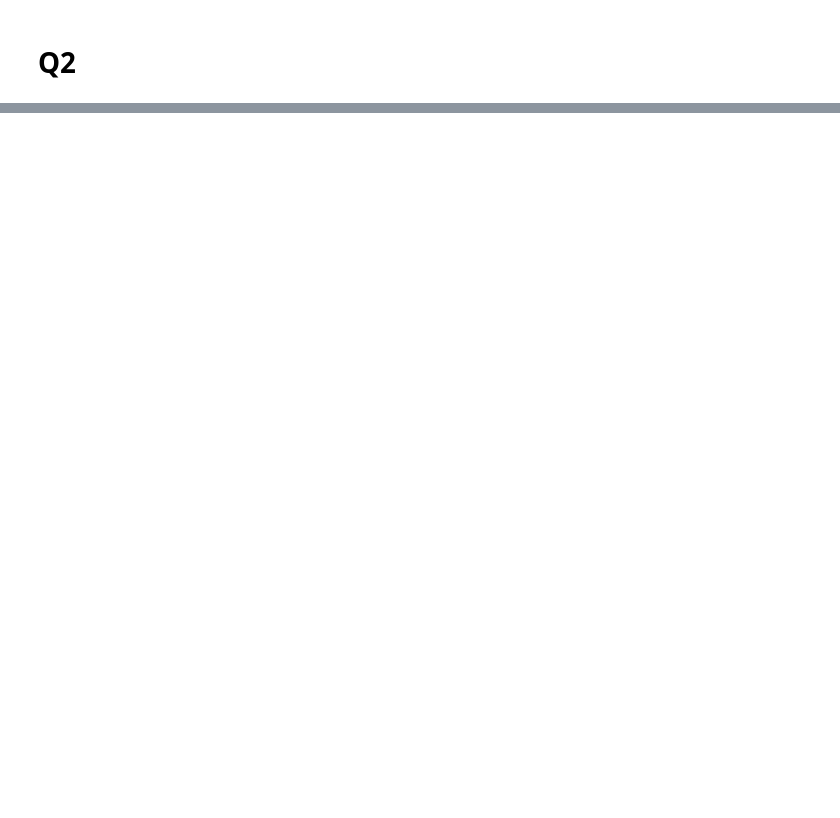
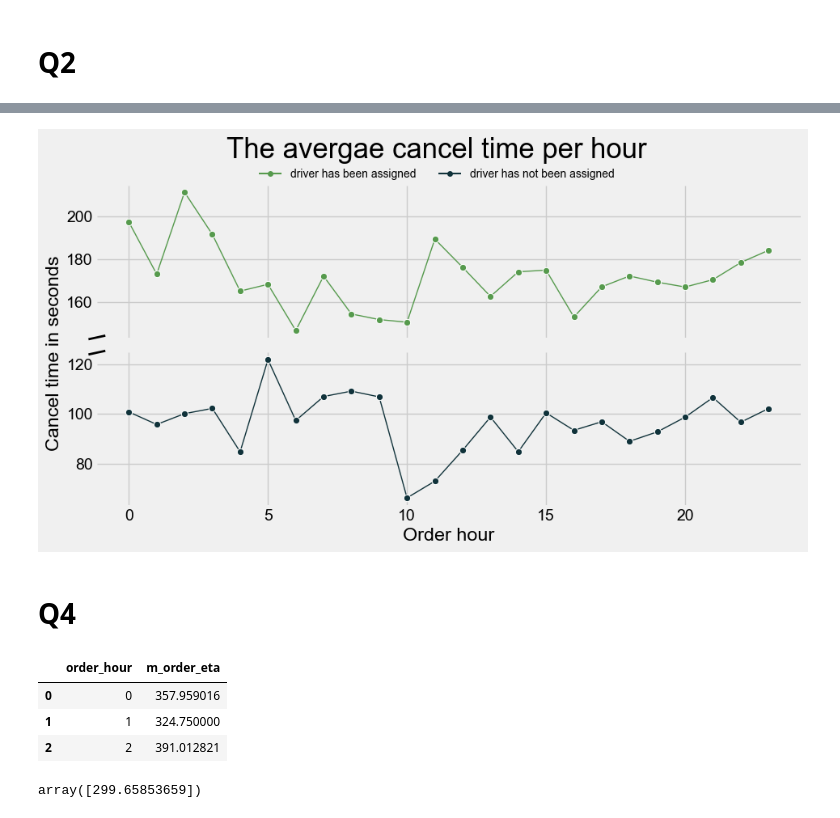
Before and after one commit to SUSTech-STA326/STA326_Assignment2, a Jupyter notebook: ass2.ipynb, the cells around one changed output, grey strips where cells are left out. Saved outputs shown, nothing was run; the diff lists cells and outputs as text; code cells hidden in the pictures; blank space fills up the shorter version.

```diff
--- a/ass2.ipynb
+++ b/ass2.ipynb
@@ -115,0 +326,76 @@ for p in bar.patches:
+# %%
+def filter_IQR(df):
+    q1 = np.percentile(df.dropna(),25)
+    q3 = np.percentile(df.dropna(), 75)
+    iqr = q3 - q1
+    whisk = q3 + 1.5*iqr
+
+    return whisk
+
+df_threshold = df_order.groupby("is_driver_assigned_key").agg({"cancellations_time_in_seconds":filter_IQR}).reset_index()
+df_filter = df_order.loc[(
+    (df_order["is_driver_assigned_key"]==1)&
+    (df_order["cancellations_time_in_seconds"]<=659.0
+    ) |
+    (df_order["is_driver_assigned_key"]==0)&
+    (df_order["cancellations_time_in_seconds"]<=335.5)
+    )
+                    ,:]
+# %%
+df_avgtime_perhour = df_filter.groupby(["order_hour","is_driver_assigned_key"]).agg({"cancellations_time_in_seconds":"mean"}).reset_index()
+
+import matplotlib.lines as mlines
+
+fig,axs = plt.subplots(2,1,figsize=(10, 5),sharex=True)
+plt.suptitle("The avergae cancel time per hour",fontsize = 25)
+plt.subplots_adjust(hspace =0.1,top = 0.86)
+
+sns.lineplot(data = df_avgtime_perhour[df_avgtime_perhour["is_driver_assigned_key"]==1], x = "order_hour", y = "cancellations_time_in_seconds", marker = "o",linewidth = 1,ax = axs[0],color  = color_list[1])
+# axs[0].set_ylim((180, 330))
+axs[0].set_ylabel("")
+sns.lineplot(data = df_avgtime_perhour[df_avgtime_perhour["is_driver_assigned_key"]==0], x = "order_hour", y = "cancellations_time_in_seconds", marker = "o",linewidth = 1,ax = axs[1])
+# axs[1].set_ylim((70, 130))
+axs[1].set_ylabel("Cancel time in seconds", y = 1)
+plt.xlabel("Order hour")
+
+d = .012  # how big to make the diagonal lines in axes coordinates
+# arguments to pass to plot, just so we don't keep repeating them
+kwargs = dict(transform=axs[0].transAxes, color='k', clip_on=False,linewidth = 2,linestyle = "-")
+axs[0].plot((-d, +d), (-d, +d), **kwargs)        # top-left diagonal
+# axs[0].plot((1 - d, 1 + d), (-d, +d), **kwargs)  # top-right diagonal
+
+kwargs.update(transform=axs[1].transAxes)  # switch to the bottom axes
+axs[1].plot((-d, +d), (1 - d, 1 + d), **kwargs)  # bottom-left diagonal
+# axs[1].plot((1 - d, 1 + d), (1 - d, 1 + d), **kwargs)  # bottom-right diagonal
+
+axs[1].spines['left'].set_visible(False)
+axs[1].spines['bottom'].set_visible(False)
+axs[1].spines['right'].set_visible(False)
+axs[1].spines['top'].set_visible(False)
+
+axs[0].spines['left'].set_visible(False)
+axs[0].spines['bottom'].set_visible(False)
+axs[0].spines['right'].set_visible(False)
+axs[0].spines['top'].set_visible(False)
+
+green_lines = mlines.Line2D([], [], color=color_list[1], marker='o',markersize=4, label='driver has been assigned',linewidth = 1.5)
+black_lines = mlines.Line2D([], [], color=color_list[0], marker='o',markersize=4, label='driver has not been assigned',linewidth = 1.5)
+legend_patches = [green_lines, black_lines]
+plt.legend(handles= legend_patches,bbox_to_anchor=(0.5, 0.927), loc='upper center',ncol = 2,fontsize = 10, frameon = False,bbox_transform=fig.transFigure)
+plt.savefig("output/Q3_lineplot_rmo.svg",bbox_inches="tight")
+# %% [output]
+[figure, added]
+# %% [markdown]
+# Q4
+# %%
+df_meaneta_perhour = df_order.groupby("order_hour").agg({"m_order_eta":"mean"}).reset_index()
+df_meaneta_perhour.head(3)
+# %% [output]
+|  | order_hour | m_order_eta |
+| 0 | 0 | 357.959016 |
+| 1 | 1 | 324.750000 |
+| 2 | 2 | 391.012821 |
+# %%
+df_meaneta_perhour.loc[df_meaneta_perhour["order_hour"]==4,"m_order_eta"].values
+# %% [output]
+array([299.65853659])
```
Also changed, not shown: parts of 26 cells of this notebook, 8 other files.
